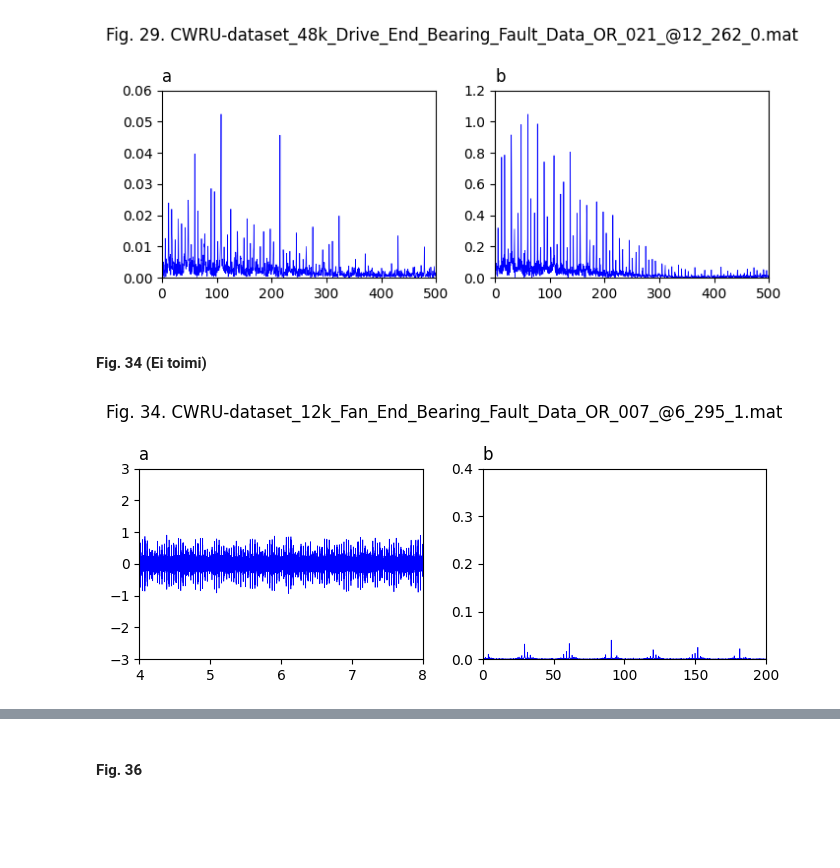
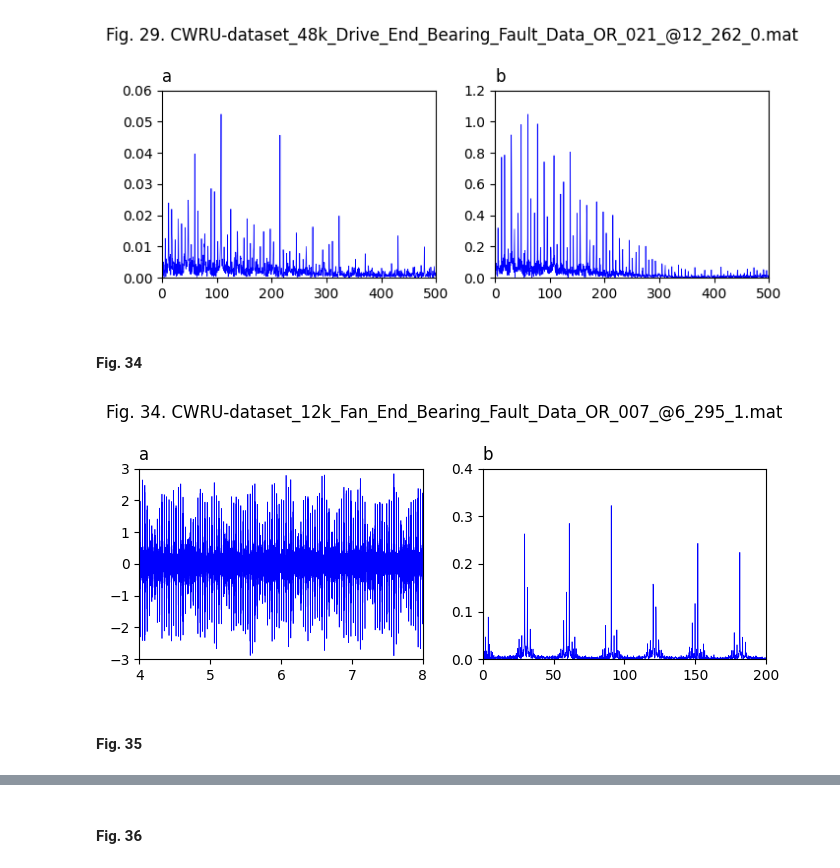
Before and after one commit to Aalto-Arotor/openConMo, a Jupyter notebook: src/randall_examples.ipynb, the cells around one changed output, grey strips where cells are left out. Drawn from its saved outputs; the diff is of its cells as text; code cells hidden in the pictures; blank space fills up the shorter version.

```diff
--- a/src/randall_examples.ipynb
+++ b/src/randall_examples.ipynb
@@ -385,0 +385,34 @@ Files found: ['CWRU-dataset/12k_Drive_End_Bearing_Fault_Data/OR/007/@12/156_0.ma
+# %%
+'''
+Fig. 25. Record 226DE (48k, 0.021 in. drive end ball fault, 1797 rpm). (a) Envelope spectrum from Method 1 (raw signal); N1 diagnosis. (b) Envelope
+spectrum from Method 2 (prewhitening); P1 diagnosis.
+'''
+
+fs = 48e3
+mat_files = glob.glob("CWRU-dataset/**/*226*.mat", recursive=True)
+
+# Extract DE signal
+signal, _, _, rpm = du.extract_signals(mat_files[0], normal=False)
+
+sq_env_f, sq_env = randall_method_1(signal, fs)
+
+fig, (ax1, ax2) = plt.subplots(1, 2, figsize=(7, 3))
+
+ax1.plot(sq_env_f, sq_env, c="b", linewidth=0.5)
+
+t, s = randall_method_2(signal,fs)
+mask = np.argwhere((4.5 < t) & (t < 4.66))[:,0]
+sq_env_f2, sq_env2 = randall_method_1(s, fs)
+
+ax2.plot(sq_env_f2, sq_env2, c="b", linewidth=0.5)
+
+# Axis limits
+ax1.set_xlim(0, 500)
+ax1.set_ylim(0, 0.06)
+
+ax2.set_xlim(0, 500)
+ax2.set_ylim(0, 3e-5)
+
+fig.suptitle(mat_files[0])
+plt.tight_layout()
+plt.show()
@@ -490,23 +526,25 @@ plt.show()
 # %% [output]
 [figure]
 # %% [markdown]
-#### Fig. 34 (Ei toimi)
+#### Fig. 34
 # %%
 '''
 Fig. 34. Record 295FE (12k, 0.007 in. fan end outer race fault centred, 1772 rpm). Raw time signal; cursors at 0.50 s (¼ 1/{BPFO–3fr}). (b) Envelope spectrum
 from Method 1 (raw signal); finely tuned cursors at: fr harmonics (red), BPFO harmonics (black dash-dot), fr sidebands around BPFO (black dot); Y2
 diagnosis. (For interpretation of the references to colour in this figure legend, the reader is referred to the web version of this article.)
 '''
 
 
 
 fs = 12e3
 mat_files = glob.glob("CWRU-dataset/**/*295*.mat", recursive=True)
 title = "Fig. 34. " + mat_files[0].replace("/", "_")
-signal, _, _, rpm = du.extract_signals(mat_files[0], normal=False)
+_, signal, _, rpm = du.extract_signals(mat_files[0], normal=False)
 time = np.linspace(0, len(signal)/fs, len(signal))
 
 sq_env_f, sq_env = randall_method_1(signal, fs)
 plot_method_1(title, time, signal, sq_env_f, sq_env, (4, 8), (-3, 3), (0, 200), (0, 0.4))
 # %% [output]
-[figure, old version]
+[figure, new version]
+# %% [markdown]
+#### Fig. 35
```
Also changed, not shown: parts of 18 cells of this notebook, 5 other files.
